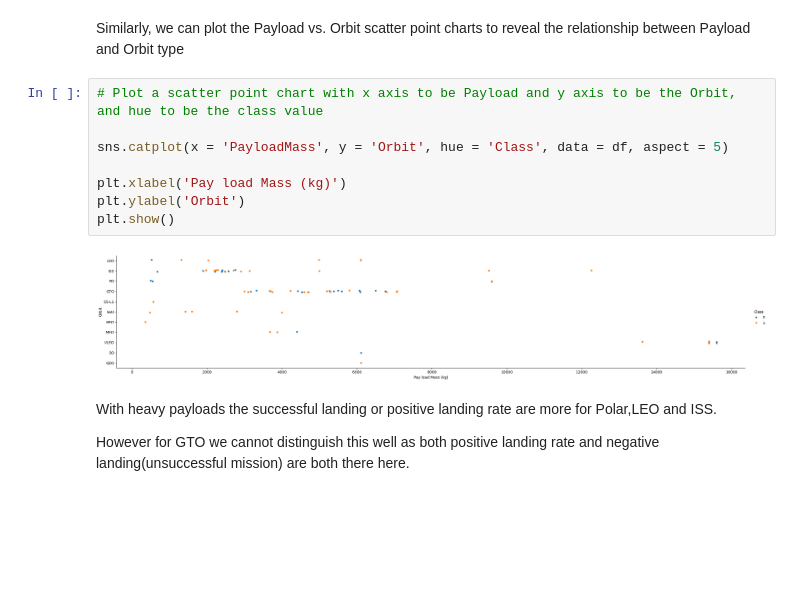
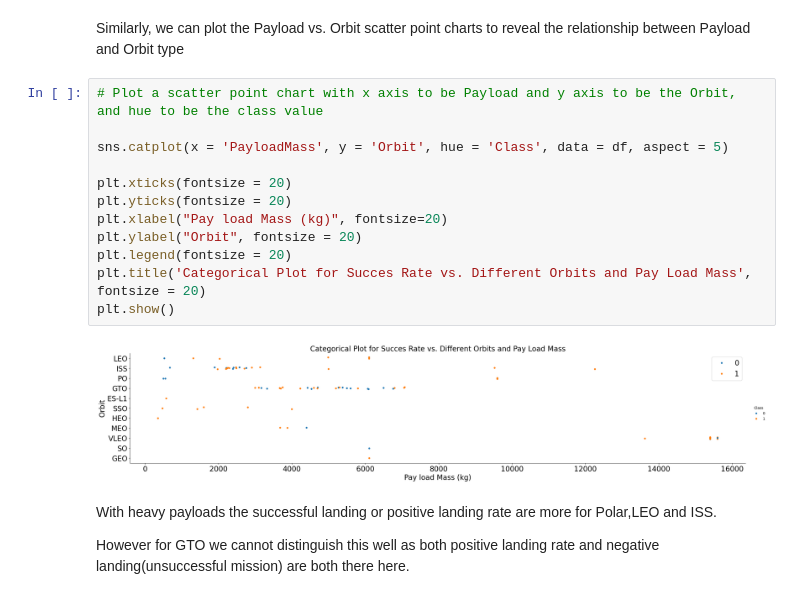
Before and after one commit to palvadam/Data-Science-Capstone-Project, a Jupyter notebook: jupyter-labs-eda-dataviz.ipynb, the cells around one changed output. Drawn from its saved outputs; the diff is of its cells as text; blank space fills up the shorter version.

```diff
--- a/jupyter-labs-eda-dataviz.ipynb
+++ b/jupyter-labs-eda-dataviz.ipynb
@@ -172,13 +188,17 @@ Similarly, we can plot the Payload vs. Orbit scatter point charts to reveal the
 # %%
 # Plot a scatter point chart with x axis to be Payload and y axis to be the Orbit, and hue to be the class value
 
 sns.catplot(x = 'PayloadMass', y = 'Orbit', hue = 'Class', data = df, aspect = 5)
 
-plt.xlabel('Pay load Mass (kg)')
-plt.ylabel('Orbit')
+plt.xticks(fontsize = 20)
+plt.yticks(fontsize = 20)
+plt.xlabel("Pay load Mass (kg)", fontsize=20)
+plt.ylabel("Orbit", fontsize = 20)
+plt.legend(fontsize = 20)
+plt.title('Categorical Plot for Succes Rate vs. Different Orbits and Pay Load Mass', fontsize = 20)
 plt.show()
 # %% [output]
-[figure, old version]
+[figure, new version]
 # %% [markdown]
 With heavy payloads the successful landing or positive landing rate are more for Polar,LEO and ISS.
 
```
Also changed, not shown: parts of 4 cells of this notebook.
